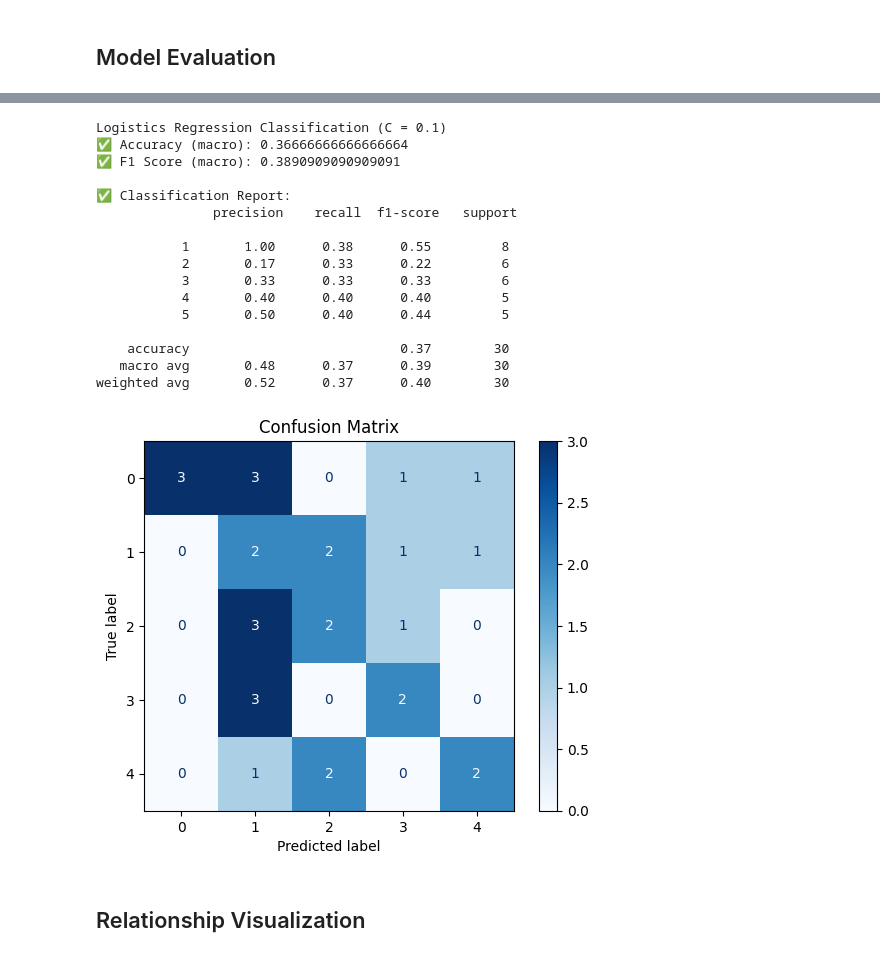
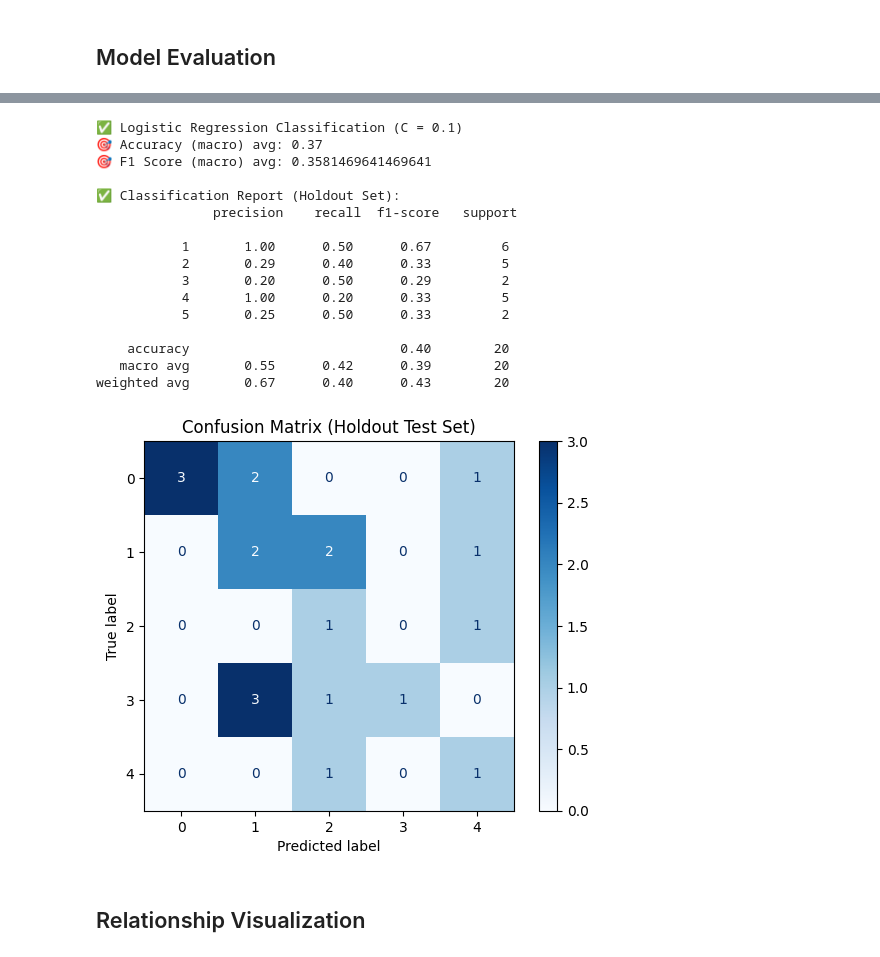
Before and after one commit to ndstt/01204314-65-Statistics-for-Computer-Engineering-Applications, a Jupyter notebook: final_project/part2.2/part2_2.ipynb, the cells around one changed output, grey strips where cells are left out. Cells and saved outputs as stored; diff of their text form; code cells hidden in the pictures.

```diff
--- a/final_project/part2.2/part2_2.ipynb
+++ b/final_project/part2.2/part2_2.ipynb
@@ -915,53 +905,62 @@ input_vars
 # %%
+from sklearn.metrics import ConfusionMatrixDisplay
+
+# 🔹 Parameters
 best_C = 0.1
 
-from sklearn.metrics import ConfusionMatrixDisplay
+# 🔹 Split
+X_train, X_test, y_train, y_test = train_test_split(X, y, test_size=0.2, random_state=99)
 
-# 🔹 Train/Test Split
-X_train, X_test, y_train, y_test = train_test_split(X, y, test_size=0.3, random_state=99)
+# 🔹 Standardize All Data for Cross-Val
+scaler_all = StandardScaler()
+X_scaled_all = scaler_all.fit_transform(X)
 
-# 🔹 Scale ด้วย StandardScaler
+# 🔹 Cross-Validation
+model_cv = LogisticRegression(C=best_C, class_weight='balanced', max_iter=1000, random_state=42)
+acc_scores = cross_val_score(model_cv, X_scaled_all, y, cv=5, scoring='accuracy')
+f1_macro = make_scorer(f1_score, average='macro')
+f1_scores = cross_val_score(model_cv, X_scaled_all, y, cv=5, scoring=f1_macro)
+
+# 🔹 Scale Train/Test For Confusion Matrix
 scaler = StandardScaler()
 X_train_scaled = scaler.fit_transform(X_train)
 X_test_scaled = scaler.transform(X_test)
 
-# 🔹 Train Model
+# 🔹 Train on Train Set for CM
 model = LogisticRegression(C=best_C, class_weight='balanced', max_iter=1000, random_state=42)
 model.fit(X_train_scaled, y_train)
-
-# 🔹 Predict
 y_pred = model.predict(X_test_scaled)
 
-# 🔹 Metrics
-print(f"Logistics Regression Classification (C = {best_C})")
-print("✅ Accuracy (macro):", accuracy_score(y_test, y_pred))
-print("✅ F1 Score (macro):", f1_score(y_test, y_pred, average='macro'))
-print("\n✅ Classification Report:\n", classification_report(y_test, y_pred))
+# 🔹 Report
+print(f"✅ Logistic Regression Classification (C = {best_C})")
+print("🎯 Accuracy (macro) avg:", acc_scores.mean())
+print("🎯 F1 Score (macro) avg:", f1_scores.mean())
+print("\n✅ Classification Report (Holdout Set):\n", classification_report(y_test, y_pred))
 
 # 🔹 Confusion Matrix
 cm = confusion_matrix(y_test, y_pred)
 disp = ConfusionMatrixDisplay(confusion_matrix=cm)
 disp.plot(cmap='Blues')
-plt.title("Confusion Matrix")
+plt.title("Confusion Matrix (Holdout Test Set)")
 plt.show()
 # %% [output]
-Logistics Regression Classification (C = 0.1)
-✅ Accuracy (macro): 0.36666666666666664
-✅ F1 Score (macro): 0.3890909090909091
+✅ Logistic Regression Classification (C = 0.1)
+🎯 Accuracy (macro) avg: 0.37
+🎯 F1 Score (macro) avg: 0.3581469641469641
 
-✅ Classification Report:
+✅ Classification Report (Holdout Set):
                precision    recall  f1-score   support
 
-           1       1.00      0.38      0.55         8
-           2       0.17      0.33      0.22         6
-           3       0.33      0.33      0.33         6
-           4       0.40      0.40      0.40         5
-           5       0.50      0.40      0.44         5
+           1       1.00      0.50      0.67         6
+           2       0.29      0.40      0.33         5
+           3       0.20      0.50      0.29         2
+           4       1.00      0.20      0.33         5
+           5       0.25      0.50      0.33         2
 
-    accuracy                           0.37        30
-   macro avg       0.48      0.37      0.39        30
-weighted avg       0.52      0.37      0.40        30
+    accuracy                           0.40        20
+   macro avg       0.55      0.42      0.39        20
+weighted avg       0.67      0.40      0.43        20
-[figure, old version]
+[figure, new version]
 # %% [markdown]
 ## Relationship Visualization
 # %%
```
Also changed, not shown: parts of 9 cells of this notebook, 4 other files.
